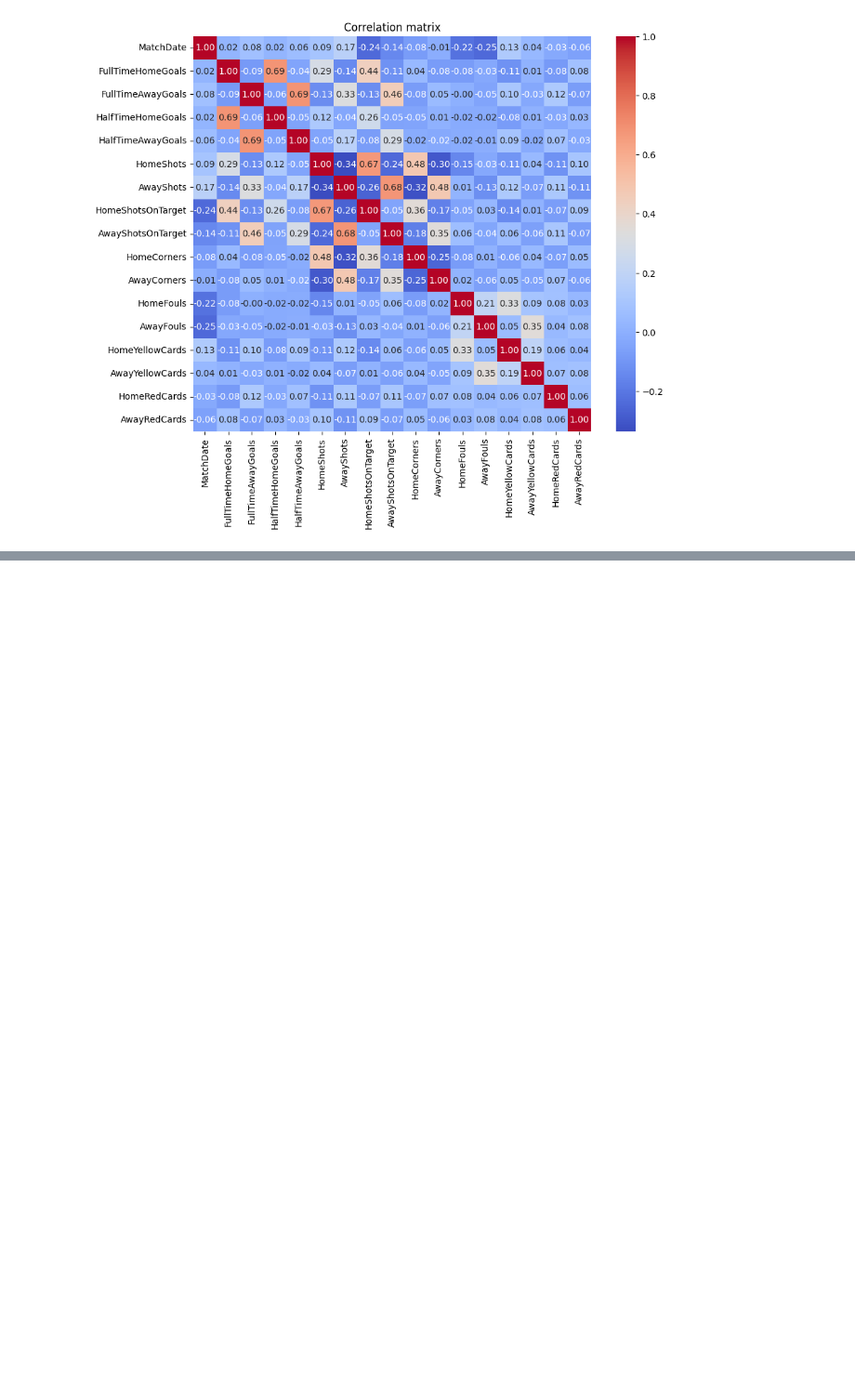
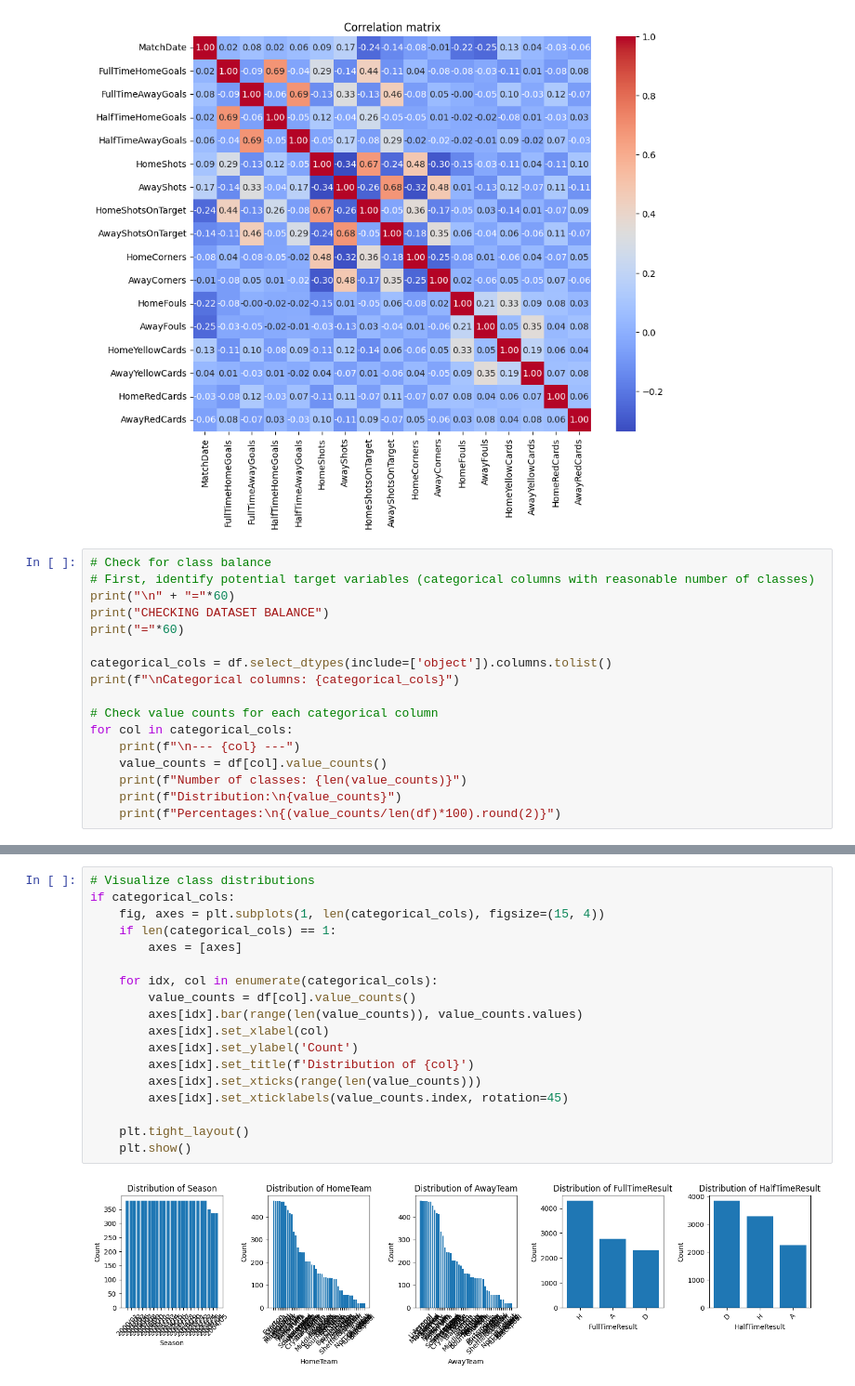
Before and after one commit to Eren275/ML-project, a Jupyter notebook: MLM.ipynb, the cells around one changed output, grey strips where cells are left out. Shown at 93% size. Drawn from its saved outputs; the diff is of its cells as text; blank space fills up the shorter version.

```diff
--- a/MLM.ipynb
+++ b/MLM.ipynb
@@ -121,3 +121,20 @@ Numeric columns: ['MatchDate', 'FullTimeHomeGoals', 'FullTimeAwayGoals', 'HalfTi
 | HomeRedCards | -0.025514 | -0.080875 | 0.119318 | -0.031427 | 0.072149 | -0.112555 | ... |
 | AwayRedCards | -0.055764 | 0.078720 | -0.071776 | 0.030527 | -0.027986 | 0.096789 | ... |
 [figure]
+# %%
+# Check for class balance
+# First, identify potential target variables (categorical columns with reasonable number of classes)
+print("\n" + "="*60)
+print("CHECKING DATASET BALANCE")
+print("="*60)
+
+categorical_cols = df.select_dtypes(include=['object']).columns.tolist()
+print(f"\nCategorical columns: {categorical_cols}")
+
+# Check value counts for each categorical column
+for col in categorical_cols:
+    print(f"\n--- {col} ---")
+    value_counts = df[col].value_counts()
+    print(f"Number of classes: {len(value_counts)}")
+    print(f"Distribution:\n{value_counts}")
+    print(f"Percentages:\n{(value_counts/len(df)*100).round(2)}")
@@ -123,0 +208,20 @@ Numeric columns: ['MatchDate', 'FullTimeHomeGoals', 'FullTimeAwayGoals', 'HalfTi
+# %%
+# Visualize class distributions
+if categorical_cols:
+    fig, axes = plt.subplots(1, len(categorical_cols), figsize=(15, 4))
+    if len(categorical_cols) == 1:
+        axes = [axes]
+
+    for idx, col in enumerate(categorical_cols):
+        value_counts = df[col].value_counts()
+        axes[idx].bar(range(len(value_counts)), value_counts.values)
+        axes[idx].set_xlabel(col)
+        axes[idx].set_ylabel('Count')
+        axes[idx].set_title(f'Distribution of {col}')
+        axes[idx].set_xticks(range(len(value_counts)))
+        axes[idx].set_xticklabels(value_counts.index, rotation=45)
+
+    plt.tight_layout()
+    plt.show()
+# %% [output]
+[figure, added]
```
Also changed, not shown: parts of 7 cells of this notebook.
